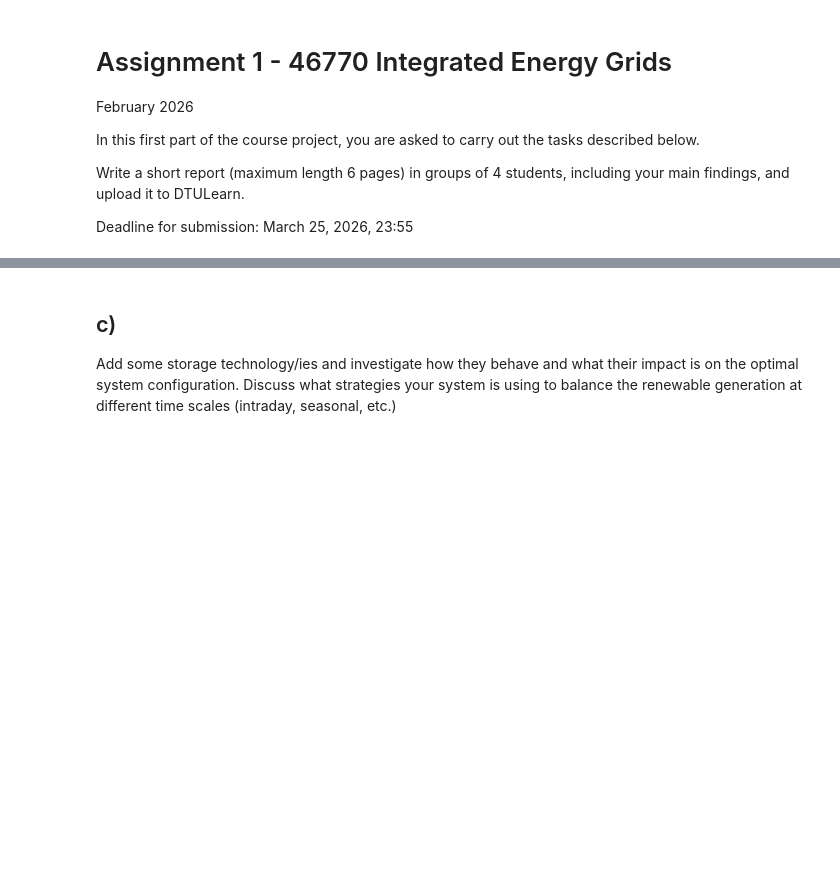
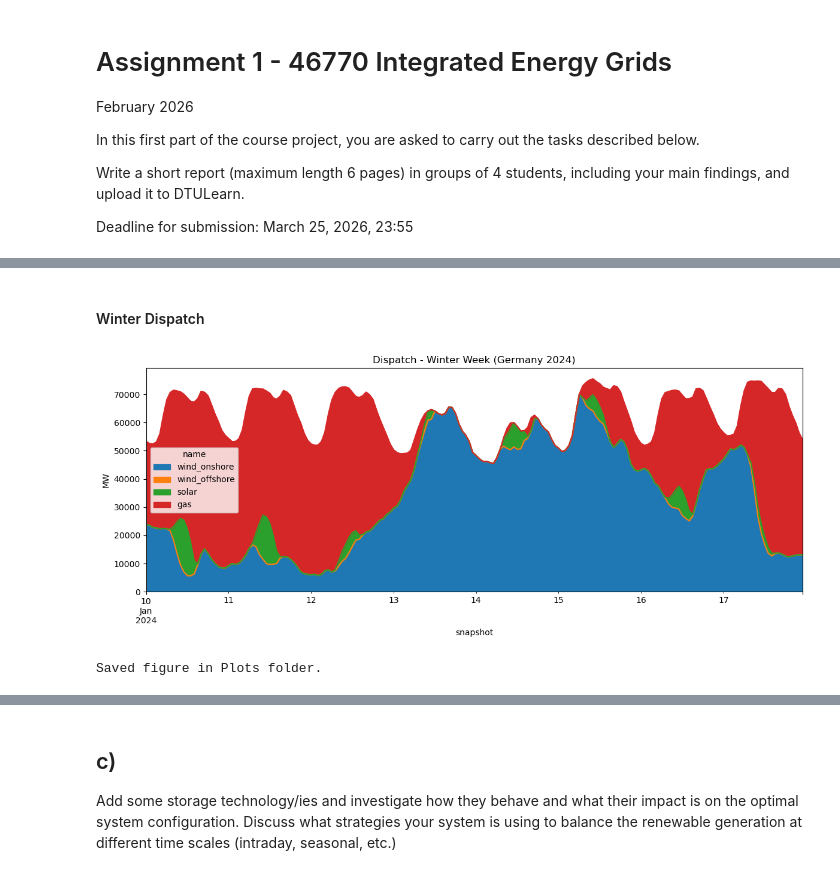
Before and after one commit to fortero23/Integrated_Energy_Grids, a Jupyter notebook: Modules/Assignment1.ipynb, the cells around one changed output, grey strips where cells are left out. Drawn from its saved outputs; the diff is of its cells as text; code cells hidden in the pictures; blank space fills up the shorter version.

```diff
--- a/Modules/Assignment1.ipynb
+++ b/Modules/Assignment1.ipynb
@@ -56,0 +345,16 @@ costs = {
+# %% [markdown]
+#### Winter Dispatch
+# %%
+winter = n.generators_t.p.loc["2024-01-10":"2024-01-17"]
+winter.plot.area(figsize=(12, 5))
+plt.title("Dispatch - Winter Week (Germany 2024)")
+plt.ylabel("MW")
+plt.tight_layout()
+plt.savefig(PLOTS_DIR / "winter_dispatch.png", dpi=200)
+plt.show()
+plt.close()
+
+print("\nSaved figure in Plots folder.")
+# %% [output]
+[figure, added]
+Saved figure in Plots folder.
```
Also changed, not shown: parts of 29 cells of this notebook.
